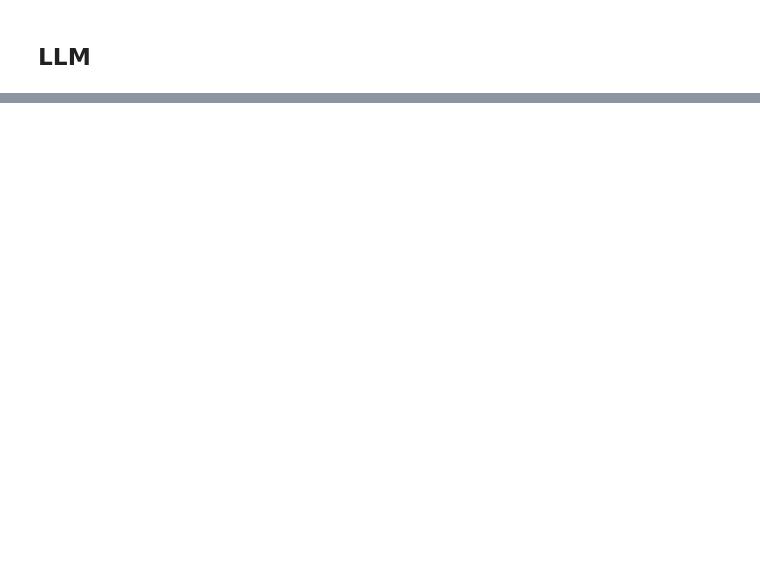
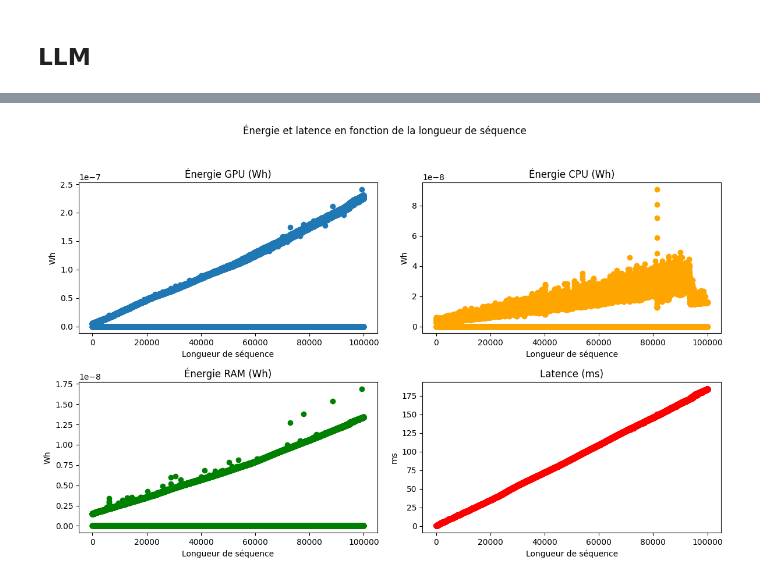
Before and after one commit to JulienDelavande/benchlab, a Jupyter notebook: microbench/results/power.ipynb, the cells around one changed output, grey strips where cells are left out. Drawn from its saved outputs; the diff is of its cells as text; code cells hidden in the pictures; blank space fills up the shorter version.

```diff
--- a/microbench/results/power.ipynb
+++ b/microbench/results/power.ipynb
@@ -233,0 +234,4 @@ plt.show()
+# %%
+FOLDER = "/fsx/jdelavande/benchlab/microbench/data/benchmark_results/linear_slurm_2025-07-11-15-47-13"
+df_energy_gemm = pd.read_csv(FOLDER + "/exp1_linear_benchmark_2025-07-15-09-17-12.csv")
+df_energy_gemm
@@ -233,0 +252,40 @@ plt.show()
+# %%
+import pandas as pd
+import matplotlib.pyplot as plt
+
+# Optionnel : trier les données par seq_len pour une courbe plus propre
+df_energy_gemm = df_energy_gemm.sort_values("seq_len")
+
+# Création de la figure avec 4 subplots
+fig, axs = plt.subplots(2, 2, figsize=(12, 8))
+fig.suptitle("Énergie et latence en fonction de la longueur de séquence")
+
+# Plot énergie GPU
+axs[0, 0].scatter(df_energy_gemm["seq_len"], df_energy_gemm["energy_gpu_Wh"], marker='o')
+axs[0, 0].set_title("Énergie GPU (Wh)")
+axs[0, 0].set_xlabel("Longueur de séquence")
+axs[0, 0].set_ylabel("Wh")
+
+# Plot énergie CPU
+axs[0, 1].scatter(df_energy_gemm["seq_len"], df_energy_gemm["energy_cpu_Wh"], marker='o', color='orange')
+axs[0, 1].set_title("Énergie CPU (Wh)")
+axs[0, 1].set_xlabel("Longueur de séquence")
+axs[0, 1].set_ylabel("Wh")
+
+# Plot énergie RAM
+axs[1, 0].scatter(df_energy_gemm["seq_len"], df_energy_gemm["energy_ram_Wh"], marker='o', color='green')
+axs[1, 0].set_title("Énergie RAM (Wh)")
+axs[1, 0].set_xlabel("Longueur de séquence")
+axs[1, 0].set_ylabel("Wh")
+
+# Plot latence
+axs[1, 1].scatter(df_energy_gemm["seq_len"], df_energy_gemm["latency_ms"], marker='o', color='red')
+axs[1, 1].set_title("Latence (ms)")
+axs[1, 1].set_xlabel("Longueur de séquence")
+axs[1, 1].set_ylabel("ms")
+
+# Ajustement automatique de l’espacement
+plt.tight_layout(rect=[0, 0.03, 1, 0.95])
+plt.show()
+# %% [output]
+[figure, added]
```
Also changed, not shown: parts of 10 cells of this notebook, 22 other files.
